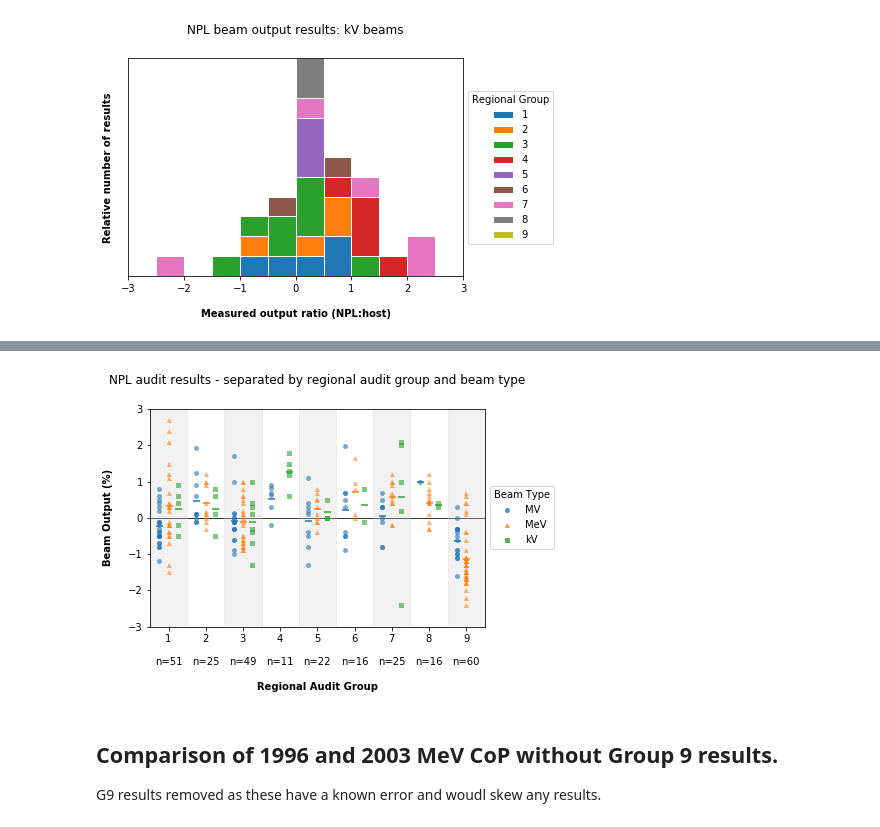
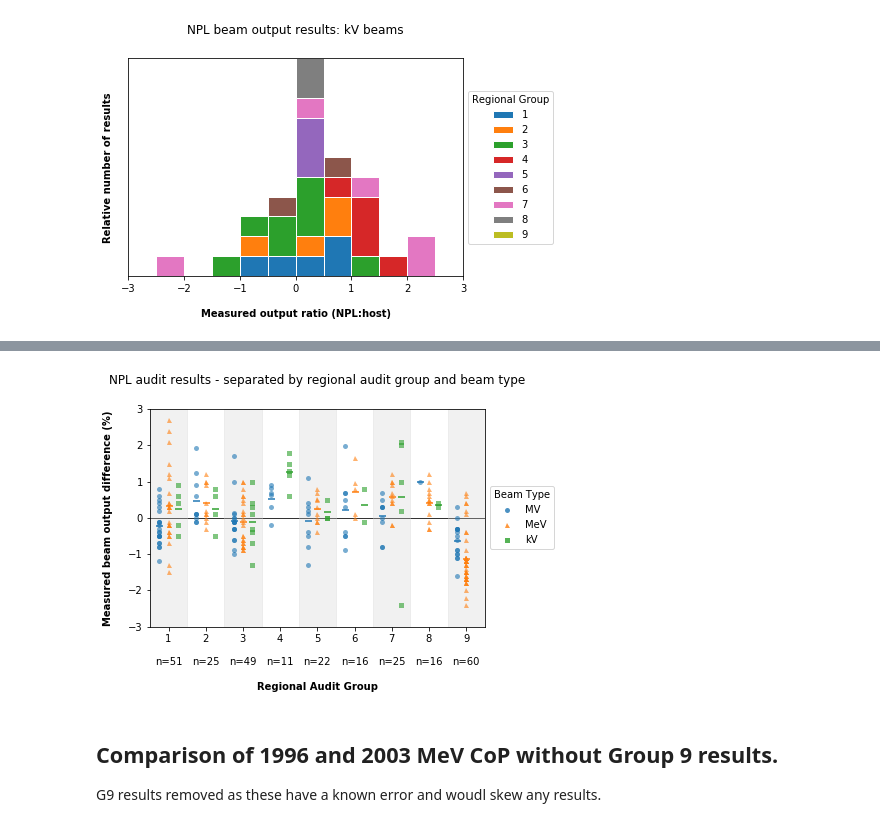
Before and after one commit to mbolt01/Thesis_analysis, a Jupyter notebook: NPL_Audits_Thesis.ipynb, the cells around one changed output, grey strips where cells are left out. Cells and saved outputs as stored; diff of their text form; code cells hidden in the pictures.

```diff
--- a/NPL_Audits_Thesis.ipynb
+++ b/NPL_Audits_Thesis.ipynb
@@ -331,7 +331,7 @@ for beam_type in all_data['Type'].unique():
     ax1.axhline(0,c='black',lw=1,zorder=0,alpha=0.5)
 
     ax1.set_xlabel('Audit number')
-    ax1.set_ylabel('Beam output ratio (%)')
+    ax1.set_ylabel('Beam output difference (%)')
     plt.title('NPL audit results (NPL:Host): ' + beam_type)
 
     ## fake points for legend
@@ -353,6 +353,6 @@ for beam_type in all_data['Type'].unique():
     else:
         ax1.legend(title='Regional Group',loc='center left', bbox_to_anchor=(1, 0.5))
     plt.xlim(-2,)
-    #plt.savefig('zz_rolling_std_line-audit_number-'+beam_type+'.png', bbox_inches='tight', dpi=300)
+    #plt.savefig('zz_rolling_std_line-audit_number-'+beam_type+'-EDIT.png', bbox_inches='tight', dpi=300)
     plt.show()
 # %% [output]
@@ -372,7 +372,7 @@ for each_type in all_data['Type'].unique():
              range=(-3,3),
              alpha=1)
     plt.title('NPL '+ each_type + ' beam output results')
-    plt.xlabel('Measured output ratio (NPL:host)')
+    plt.xlabel('Difference between host and NPL (%)')
     plt.ylabel('Number of results')
     #plt.yticks([])
     plt.xlim(-3,3)
@@ -380,7 +380,7 @@ for each_type in all_data['Type'].unique():
         plt.ylim(0,20)
         plt.yticks([0,5,10,15,20])
     #plt.legend()
-    #plt.savefig('NPL-histogram-'+each_type + '.png',dpi=300, bbox_inches='tight')
+    #plt.savefig('NPL-histogram-'+each_type + '-EDIT.png',dpi=300, bbox_inches='tight')
     plt.show()
 
     ## compare to normal dist
@@ -429,11 +429,11 @@ for each_type in all_data['Type'].unique():
              label=['NHS', 'Private'],
             alpha=1)
     plt.title('NPL '+ each_type + ' beam output results')
-    plt.xlabel('Measured output ratio (NPL:host)')
+    plt.xlabel('Measured output difference (%)')
     plt.ylabel('Number of results')
     #plt.yticks([])
     plt.xlim(-3,3)
     plt.legend()
-    #plt.savefig('NPL-histogram-NHSvPP-'+each_type + '.png',dpi=300, bbox_inches='tight')
+    #plt.savefig('NPL-histogram-NHSvPP-'+each_type + '-EDIT.png',dpi=300, bbox_inches='tight')
     plt.show()
 # %% [output]
@@ -488,13 +488,13 @@ for each_type in all_data['Type'].unique():
     plt.boxplot(all_groups,showmeans=True,whis='range')
     plt.axhline(0,c='black',zorder=0,lw=1,alpha=0.8)
     plt.ylim(-3,3)
-    plt.title('NPL Audit Results (NPL:Host): ' +  each_type)
-    plt.xlabel('Regional Audit Group')
-    plt.ylabel('Beam Output (%)')
+    plt.title('NPL audit results (NPL-Host): ' +  each_type)
+    plt.xlabel('Regional audit group')
+    plt.ylabel('Beam output difference (%)')
 
     ## add n=() to ticks
     plt.xticks(range(1,10),ns)
 
-    #plt.savefig('NPL-'+each_type + '-regional_groups_boxplot.png',dpi=300,bbox_inches='tight')
+    #plt.savefig('NPL-'+each_type + '-regional_groups_boxplot-EDIT.png',dpi=300,bbox_inches='tight')
     plt.show()
 # %% [output]
@@ -559,36 +559,36 @@ for j in results:
 #for i in range(0,10):
 #    plt.axvline(i+0.5,c='black',alpha=0.3,ls=':',lw=0.5)
 
 ## add shading for each group - use this instead of lines?
 for i in [1,3,5,7,9]:
     plt.axvspan(i-0.5,i+0.5,alpha=0.3,color='lightgrey')
 
 plt.axhline(0,lw=1,c='black',zorder=0,alpha=0.8)
 plt.ylim(-3,3)
-plt.ylabel('Beam Output (%)')
+plt.ylabel('Measured beam output difference (%)')
 plt.xlabel('Regional Audit Group')
 plt.xlim(0.5,9.5)
 plt.title('NPL audit results - separated by regional audit group and beam type')
 
 ## add n='' to tick labels
 ns = []
 for group in sorted(all_data['Group'].unique()):
     data = all_data[all_data['Group']==group]['OPRatio'].tolist()
     #print(group,len(data))
     ns.append(str(group) + '\n\nn=' + str(len(data)))
 #ticklabels = [str()]
 plt.xticks(range(1,10),ns)
 
 ## add fake points for legend purposes
 plt.plot(0,0,'o',c='C0',alpha=0.8,ms=5,label='MV',markeredgecolor='None')
 plt.plot(0,0,'^',c='C1',alpha=0.8,ms=5,label='MeV',markeredgecolor='None')
 plt.plot(0,0,'s',c='C2',alpha=0.8,ms=5,label='kV',markeredgecolor='None')
 plt.legend(title='Beam Type',loc='center left', bbox_to_anchor=(1, 0.5))
 
-#plt.savefig('zz_npl_regional_audit_results.png', bbox_inches='tight', dpi=300)
+#plt.savefig('zz_npl_regional_audit_results-EDIT.png', bbox_inches='tight', dpi=300)
 plt.show()
 # %% [output]
-[figure, old version]
+[figure, new version]
 # %% [markdown]
 ## Comparison of 1996 and 2003 MeV CoP without Group 9 results.
 G9 results removed as these have a known error and woudl skew any results.
```
Also changed, not shown: parts of 8 cells of this notebook, 8 other files.
